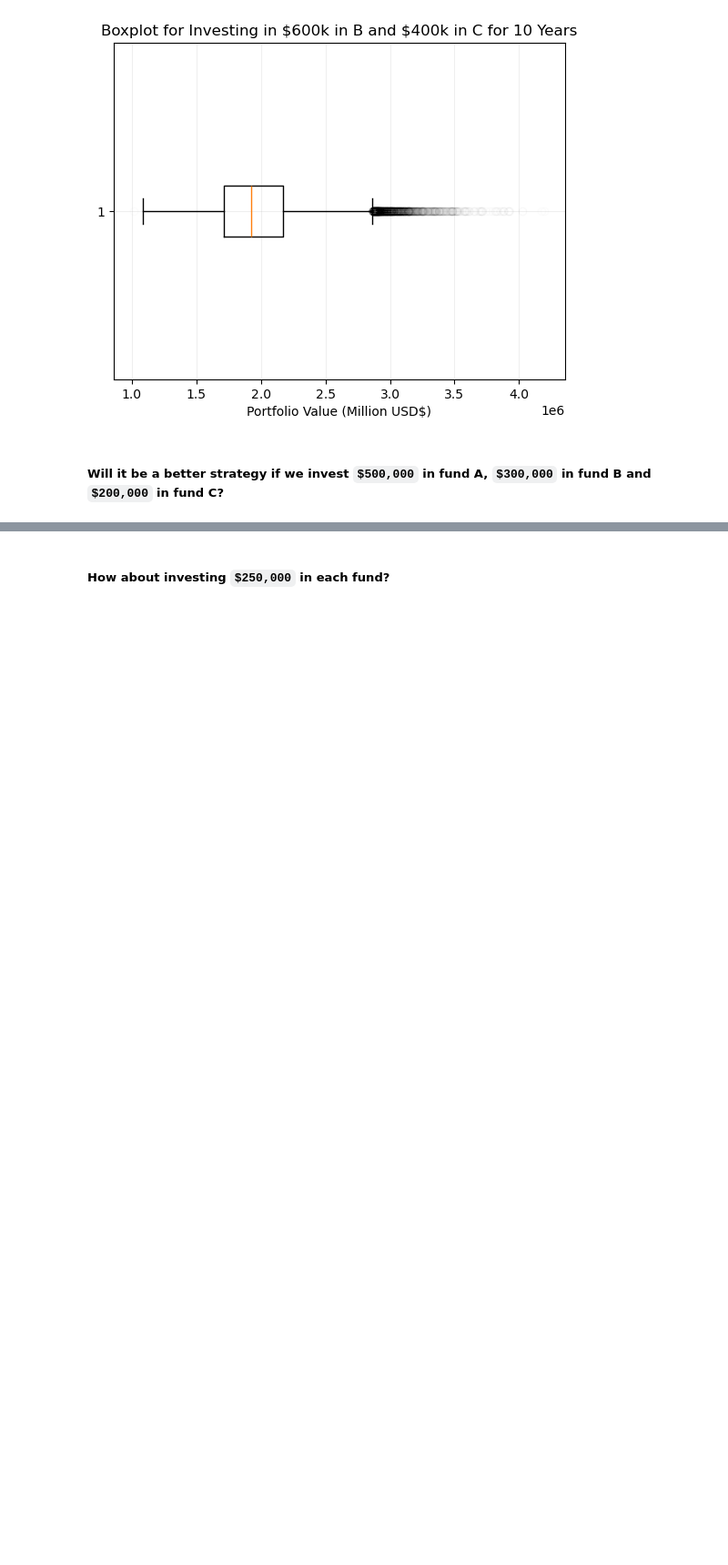
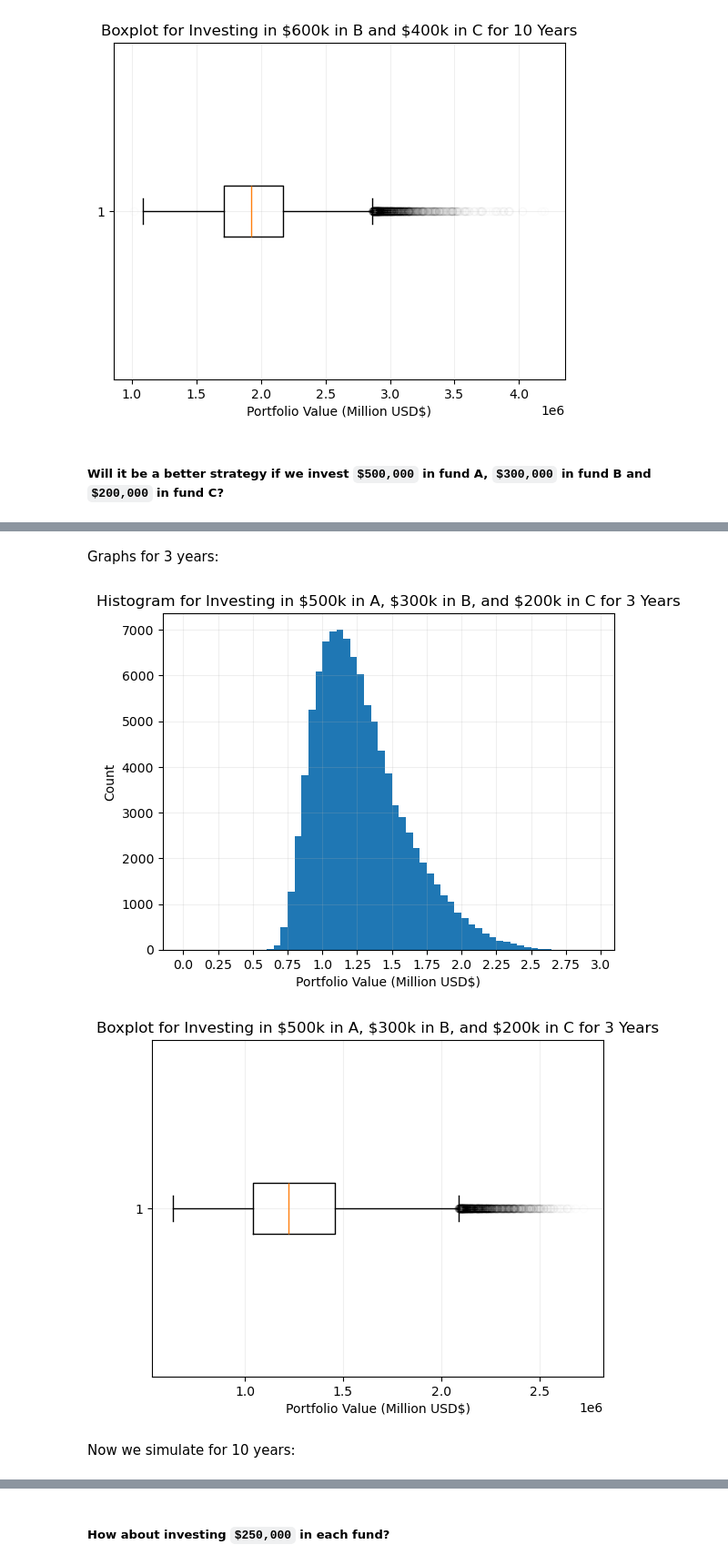
Before and after one commit to myin27/OR442-Term-Project, a Jupyter notebook: project.ipynb, the cells around one changed output, grey strips where cells are left out. Shown at 91% size. Drawn from its saved outputs; the diff is of its cells as text; code cells hidden in the pictures; blank space fills up the shorter version.

```diff
--- a/project.ipynb
+++ b/project.ipynb
@@ -582,0 +585,7 @@ plt.show()
+# %%
+portfolios = setup_portfolios([500000.0, 300000.0, 200000.0, 0], NUM_SIMS)
+simulate_multiple(portfolios, SHORT_TERM_YEARS)
+
+portfolio_totals = get_portfolio_totals(portfolios)
+
+print_stats(portfolio_totals)
@@ -582,0 +603,23 @@ plt.show()
+# %% [markdown]
+Graphs for 3 years:
+# %%
+plt.figure(21)
+histogram = plt.hist(portfolio_totals, range(0, 3000000, 50000)) # each bin will be 50k
+plt.grid(alpha=0.2)
+plt.title(r"Histogram for Investing in \$500k in A, \$300k in B, and \$200k in C for 3 Years")
+plt.xlabel("Portfolio Value (Million USD$)")
+plt.xticks(range(0, 3000001, 250000), list(np.arange(0, 3.1, 0.25))) # type: ignore
+plt.ylabel("Count")
+
+plt.figure(22)
+box_plot = plt.boxplot(portfolio_totals, vert=False, flierprops={"alpha": 0.01})
+plt.grid(alpha=0.2)
+plt.title(r"Boxplot for Investing in \$500k in A, \$300k in B, and \$200k in C for 3 Years")
+plt.xlabel("Portfolio Value (Million USD$)")
+
+plt.show()
+# %% [output]
+[figure, added]
+[figure, added]
+# %% [markdown]
+Now we simulate for 10 years:
```
Also changed, not shown: parts of 5 cells of this notebook.
